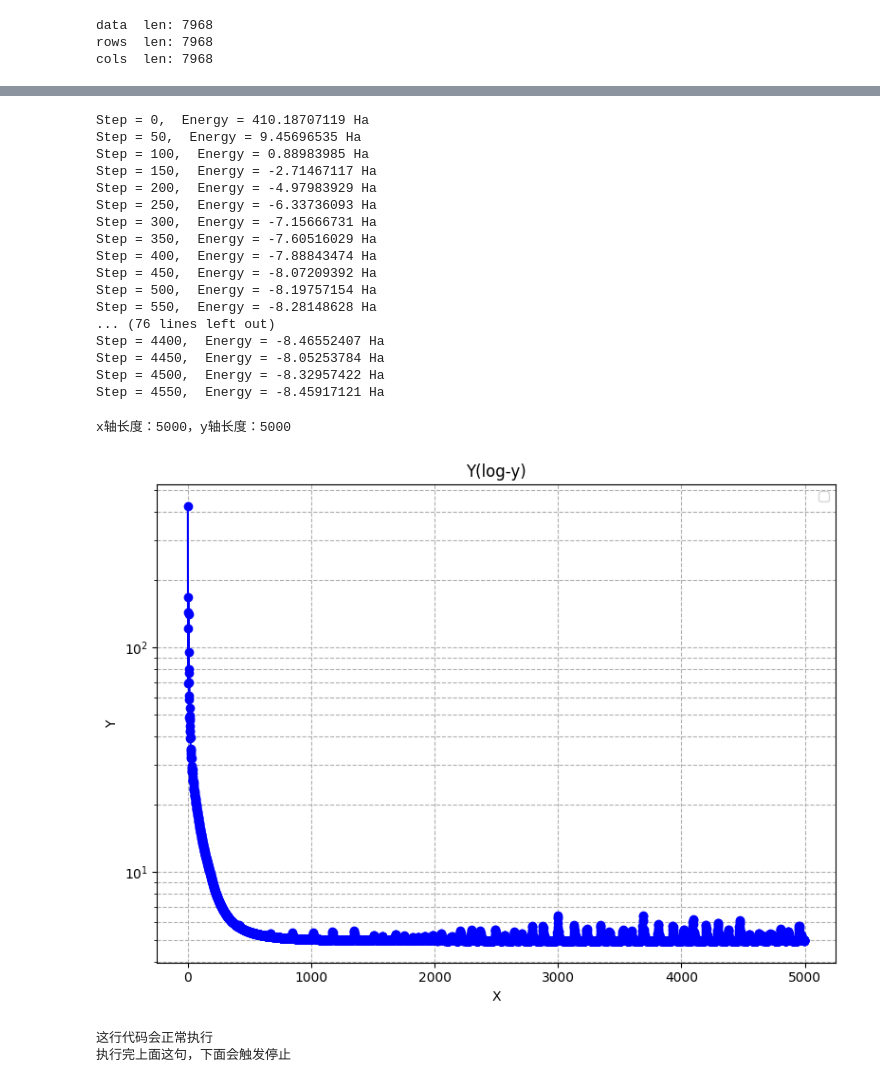
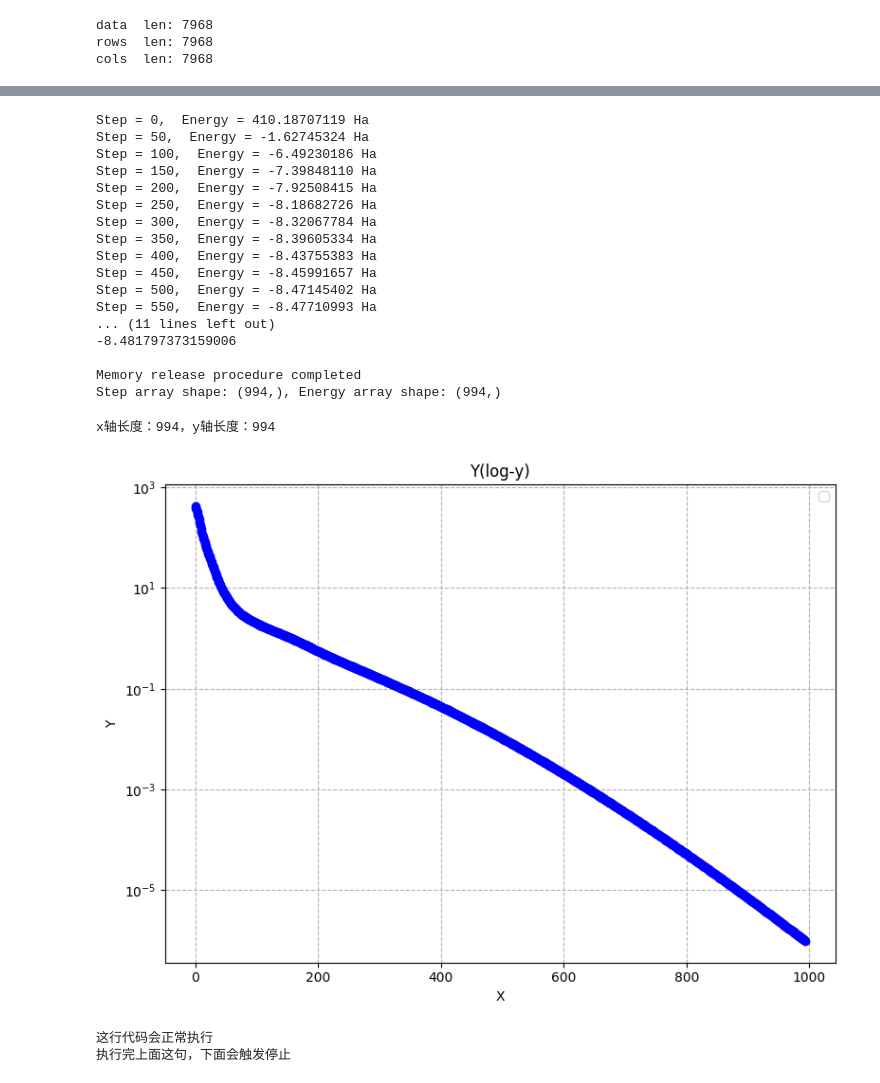
Before and after one commit to ZhushuoLiu/Quantum-computing-for-effective-nuclear-lattice-model, a Jupyter notebook: L=6 N=3.ipynb, the cells around one changed output, grey strips where cells are left out. Cells and saved outputs as stored; diff of their text form; code cells hidden in the pictures.

```diff
--- a/L=6 N=3.ipynb
+++ b/L=6 N=3.ipynb
@@ -156,10 +156,10 @@ rows  len: 7968
 cols  len: 7968
 # %%
 from jax import numpy as jnp
-
+import matplotlib.pyplot as plt
 import math  # 必须先导入math模块，ceil是math的内置函数
 
-depth = math.ceil(2**Nq/Nq)+2*Nq
+depth = math.ceil(2**Nq/Nq)+Nq
 
 print('depth:', depth)
 steps =1000
@@ -186,14 +186,25 @@ def cost(params):
         for i in range(n_qubits):
             qml.RY(params[d*n_qubits+i], wires=i)
 
-        for i in range(n_qubits - 1):
+        for i in range(0, n_qubits - 1, 2):  # 步长2，从0开始
             qml.CNOT(wires=[i, i + 1])
 
-    return qml.expval(H_hermitian)
+        qml.CNOT(wires=[n_qubits-1, 0])
+
+        for i in range(1, n_qubits - 1, 2):  # 步长2，从1开始
+            qml.CNOT(wires=[i, i + 1])
 
 
+    return qml.expval(H_hermitian)
 n = depth * n_qubits
 init_params = jnp.zeros(n)
+
+# 生成电路可视化对象
+fig, ax = qml.draw_mpl(cost)(init_params)
+# 显示绘制的电路
+plt.show()
+
+
 
 cost(init_params)
 
@@ -232,9 +244,13 @@ from jax import devices, device_put
 target_energy = min
 tolerance = 1e-6
 steps = 5000
-
+schedule = optax.exponential_decay(
+    init_value=0.01,
+    transition_steps=500,
+    decay_rate=0.8
+)
 # 初始化优化器
-opt = optax.adam(learning_rate=0.009)
+opt = optax.adam(learning_rate=schedule)
 opt_state = opt.init(init_params)
 params = init_params
 
@@ -283,58 +299,58 @@ print("\nMemory release procedure completed")
 print(f"Step array shape: {step_array.shape}, Energy array shape: {energy_array.shape}")
 # %% [output]
 Step = 0,  Energy = 410.18707119 Ha
-Step = 50,  Energy = 9.45696535 Ha
-Step = 100,  Energy = 0.88983985 Ha
-Step = 150,  Energy = -2.71467117 Ha
-Step = 200,  Energy = -4.97983929 Ha
-Step = 250,  Energy = -6.33736093 Ha
-Step = 300,  Energy = -7.15666731 Ha
-Step = 350,  Energy = -7.60516029 Ha
-Step = 400,  Energy = -7.88843474 Ha
-Step = 450,  Energy = -8.07209392 Ha
-Step = 500,  Energy = -8.19757154 Ha
-Step = 550,  Energy = -8.28148628 Ha
-... (76 lines left out)
-Step = 4400,  Energy = -8.46552407 Ha
-Step = 4450,  Energy = -8.05253784 Ha
-Step = 4500,  Energy = -8.32957422 Ha
-Step = 4550,  Energy = -8.45917121 Ha
+Step = 50,  Energy = -1.62745324 Ha
+Step = 100,  Energy = -6.49230186 Ha
+Step = 150,  Energy = -7.39848110 Ha
+Step = 200,  Energy = -7.92508415 Ha
+Step = 250,  Energy = -8.18682726 Ha
+Step = 300,  Energy = -8.32067784 Ha
+Step = 350,  Energy = -8.39605334 Ha
+Step = 400,  Energy = -8.43755383 Ha
+Step = 450,  Energy = -8.45991657 Ha
+Step = 500,  Energy = -8.47145402 Ha
+Step = 550,  Energy = -8.47710993 Ha
+... (11 lines left out)
+-8.481797373159006
+
+Memory release procedure completed
+Step array shape: (994,), Energy array shape: (994,)
 # %%
 import matplotlib.pyplot as plt
 import numpy as np
 
 # ---------------------- 1. 定义y数组（替换为你的真实数据） ----------------------
 # 示例y数组：指数增长数据（适合log图展示）
-y = energy_array+13.432187957818192
+y = energy_array+8.481797373159006
 # 自动生成x轴数据：长度与y一致，取值为0,1,2,...,len(y)-1
 # 如果需要x从1开始，可改为 x = np.arange(1, len(y)+1)
 x = np.arange(len(y))
 
 # 打印验证：查看x和y的长度是否一致
 print(f"x轴长度：{len(x)}，y轴长度：{len(y)}")
 #print(f"x轴数据：{x}")
 #print(f"y轴数据：{y}")
 
 # ---------------------- 2. 绘制log图（适配自动生成的x） ----------------------
 plt.figure(figsize=(8, 6))
 
 # 子图1：仅y轴对数坐标（最常用）
 
-plt.plot(x, y, color='blue', marker='o', )  # 加marker更易看数据点
+plt.plot(x, y, color='blue', marker='o')  # 加marker更易看数据点
 plt.yscale('log')  # y轴设为对数坐标
 plt.title('Y(log-y)')
 plt.xlabel('X')
 plt.ylabel('Y')
 plt.grid(True, which="both", ls="--")
 plt.legend()
 
 
 
 plt.tight_layout()
 plt.show()
 # %% [output]
-x轴长度：5000，y轴长度：5000
+x轴长度：994，y轴长度：994
-[figure, old version]
+[figure, new version]
 # %%
 print("这行代码会正常执行")
 print("执行完上面这句，下面会触发停止")
```
Also changed, not shown: parts of 2 cells of this notebook, 9 other files.
